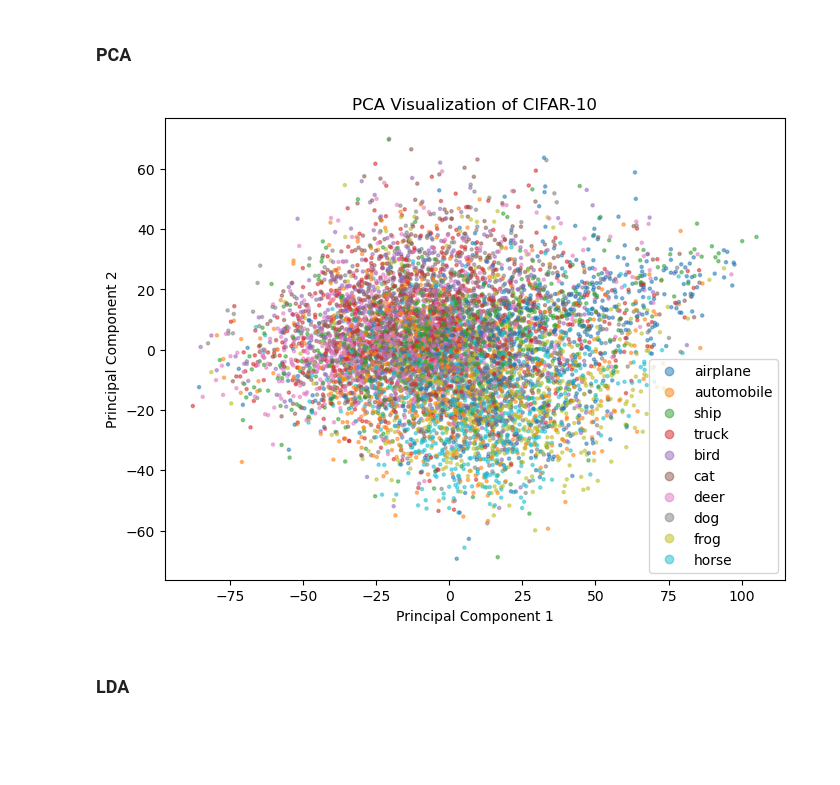
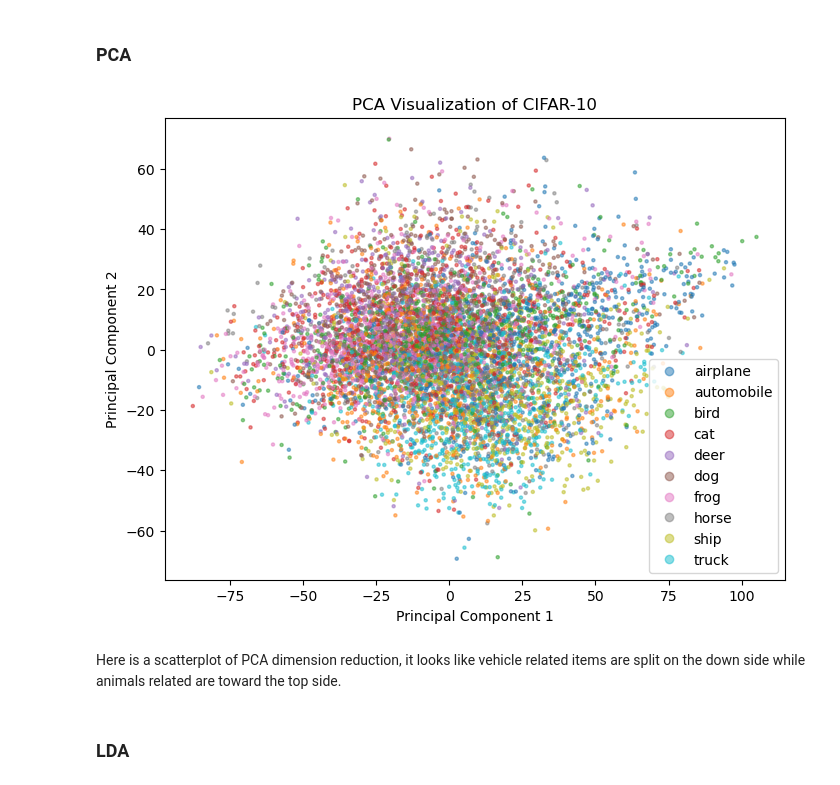
Before and after one commit to DataScienceAndEngineering/dse210s26-hw5p5-manifold-learning-kchen-ccny, a Jupyter notebook: Manifold_Learning.ipynb, the cells around one changed output. Drawn from its saved outputs; the diff is of its cells as text; code cells hidden in the pictures; blank space fills up the shorter version.

```diff
--- a/Manifold_Learning.ipynb
+++ b/Manifold_Learning.ipynb
@@ -60,29 +60,30 @@ y_subset = y_train.flatten()[:N]
 # %%
 # Setting up the class labels for the dataset
 class_names = [
-    "airplane", "automobile", "ship", "truck", "bird", "cat", "deer",
-    "dog", "frog", "horse"
+    "airplane", "automobile", "bird", "cat", "deer",
+    "dog", "frog", "horse", "ship", "truck"
 ]
 # %% [markdown]
 ### PCA
 # %%
 # PCA Process
 pca = PCA(n_components=2)
 X_pca = pca.fit_transform(X_subset)
 
 plt.figure(figsize=(8, 6))
 
-plot_PCA = plt.scatter(X_pca[:, 0], X_pca[:, 1], c=y_subset, s=5, alpha=0.5)
+plot_PCA = plt.scatter(X_pca[:, 0], X_pca[:, 1], c=y_subset, cmap='tab10', s=5, alpha=0.5)
 
 plt.legend(handles=plot_PCA.legend_elements()[0], labels=class_names)
 plt.xlabel("Principal Component 1")
 plt.ylabel("Principal Component 2")
 plt.title("PCA Visualization of CIFAR-10")
-plt.rcParams["image.cmap"] = "tab10"
 
 plt.show()
 # %% [output]
-[figure, old version]
+[figure, new version]
+# %% [markdown]
+Here is a scatterplot of PCA dimension reduction, it looks like vehicle related items are split on the down side while animals related are toward the top side.
 # %% [markdown]
 ### LDA
 # %%
```
Also changed, not shown: parts of 7 cells of this notebook.
